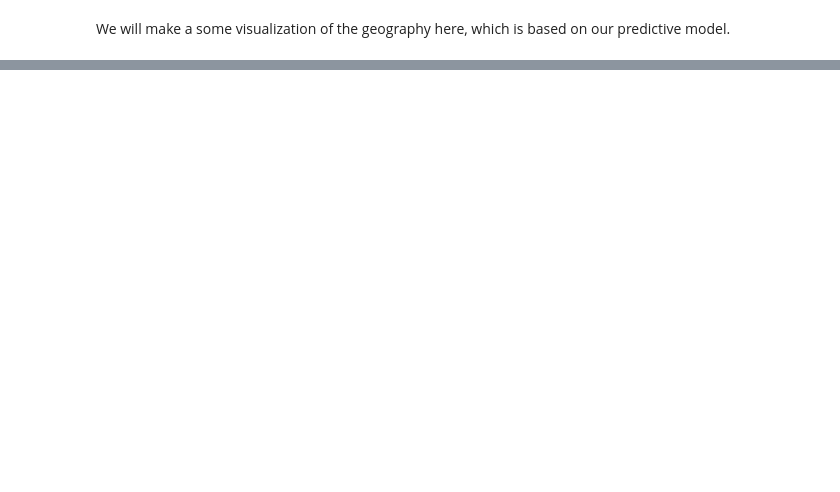
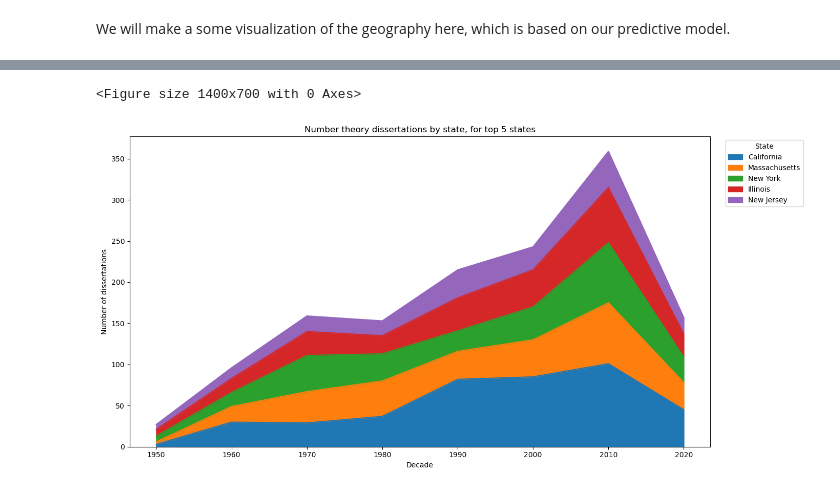
Before and after one commit to Erdos-Projects/summer26-math-genealogy, a Jupyter notebook: notebooks/Geography-Jonathan/Data-States.ipynb, the cells around one changed output, grey strips where cells are left out. Saved outputs shown, nothing was run; the diff lists cells and outputs as text; code cells hidden in the pictures; blank space fills up the shorter version.

```diff
--- a/notebooks/Geography-Jonathan/Data-States.ipynb
+++ b/notebooks/Geography-Jonathan/Data-States.ipynb
@@ -581,0 +744,42 @@ plt.show()
+# %%
+subject = 11
+
+# Only years >= 1950
+df2 = df[df['year'] >= 1950].copy()
+
+# Keep only dissertations in the subject
+tmp = df2[df2['subject_code'] == subject].copy()
+
+
+
+# Create decade
+tmp['decade'] = (tmp['year'] // 10) * 10
+
+counts = (
+    tmp.groupby(['decade', 'state'])
+       .size()
+       .unstack(fill_value=0)
+)
+
+top_states = (
+    counts.sum(axis=0)
+          .nlargest(5)
+          .index
+)
+
+counts = counts[top_states]
+
+plt.figure(figsize=(14,7))
+
+counts.plot.area(figsize=(14,7))
+
+plt.title(f"{subject_name} dissertations by state, for top 5 states")
+plt.xlabel("Decade")
+plt.ylabel("Number of dissertations")
+plt.legend(title="State", bbox_to_anchor=(1.02, 1), loc="upper left")
+
+plt.tight_layout()
+plt.show()
+# %% [output]
+<Figure size 1400x700 with 0 Axes>
+[figure, added]
```
Also changed, not shown: parts of 30 cells of this notebook.
